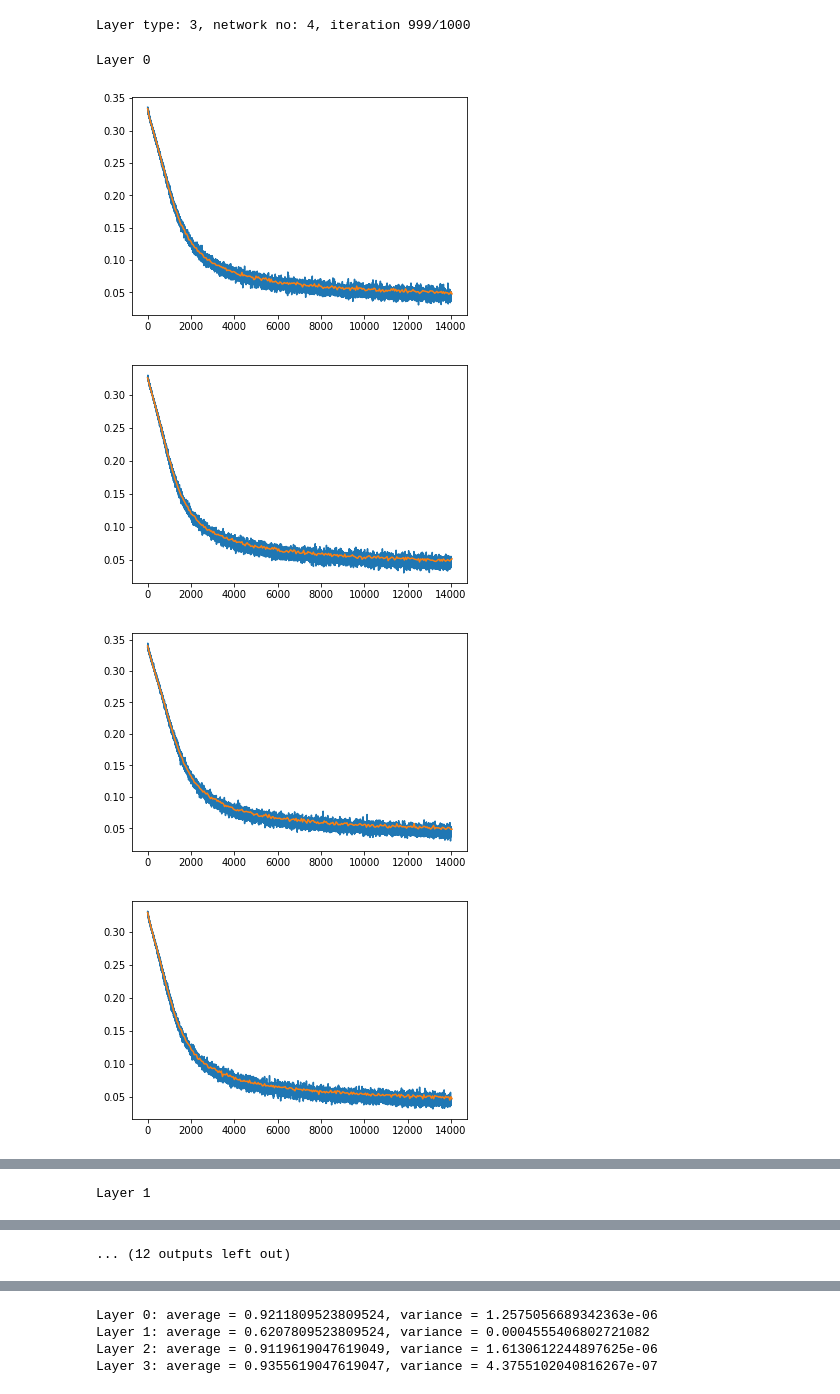
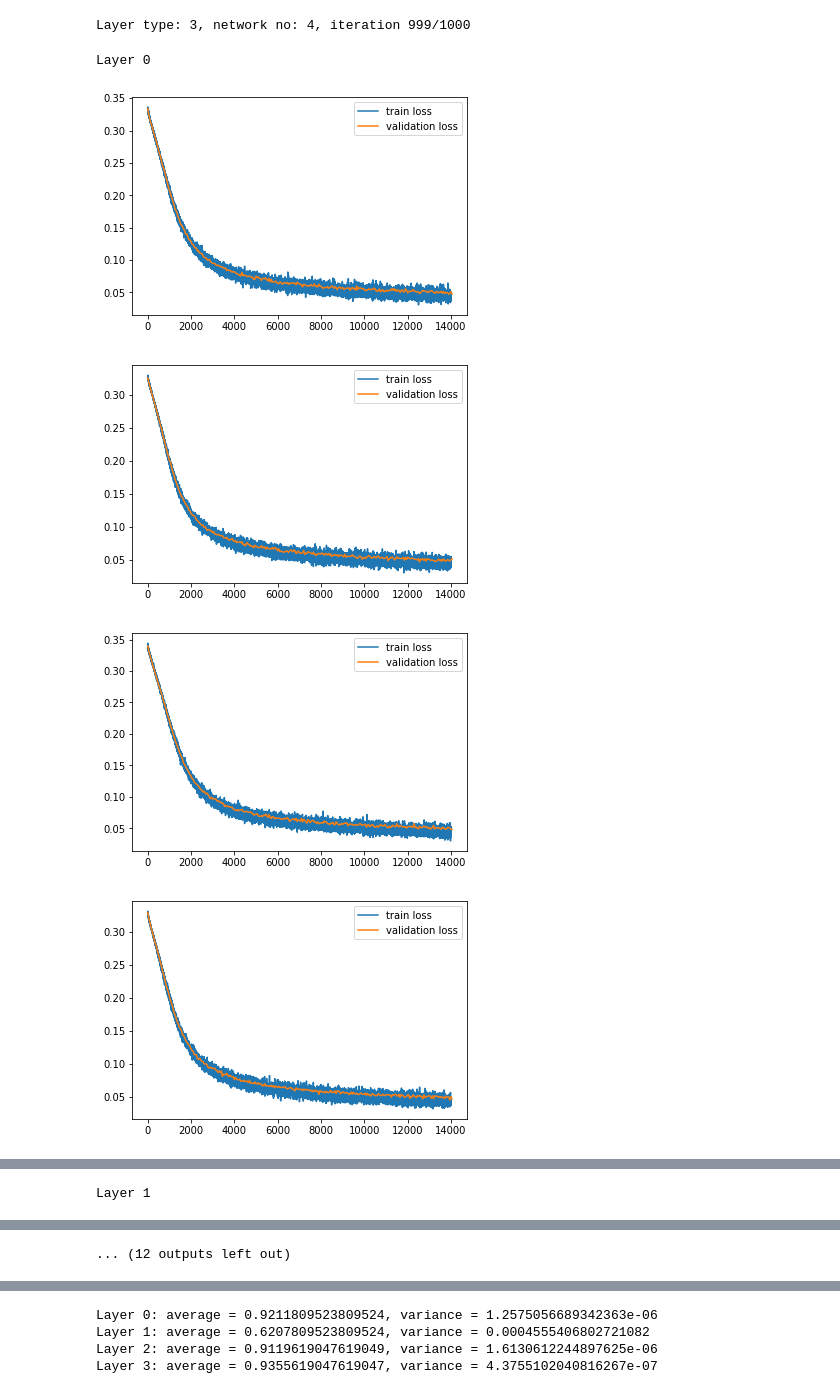
Before and after one commit to YuseqYaseq/pw-deep-learning, a Jupyter notebook: notebooks/mnist.ipynb, the cells around one changed output, grey strips where cells are left out. Saved outputs shown, nothing was run; the diff lists cells and outputs as text; code cells hidden in the pictures.

Commit message:
Added labels.

```diff
--- a/notebooks/mnist.ipynb
+++ b/notebooks/mnist.ipynb
@@ -160,15 +160,16 @@ Layer type: 3, network no: 4, iteration 999/1000
 # %%
 validation_interval = 50
 for layer_type in range(len(layers)):
     print("Layer {}".format(layer_type))
     for net_no, network in enumerate(networks[layer_type]):
-        plt.plot(train_loss_histories[layer_type][net_no])
+        plt.plot(train_loss_histories[layer_type][net_no], label='train loss')
         x_range = [50*i for i in range(len(validation_loss_histories[layer_type][net_no]))]
-        plt.plot(x_range, validation_loss_histories[layer_type][net_no])
+        plt.plot(x_range, validation_loss_histories[layer_type][net_no], label='validation loss')
+        plt.legend()
         plt.show()
 # %% [output]
 Layer 0
-[figure, old version]
+[figure, new version]
-[figure, old version]
+[figure, new version]
-[figure, old version]
+[figure, new version]
-[figure, old version]
+[figure, new version]
```
Also changed, not shown: parts of 2 cells of this notebook.
